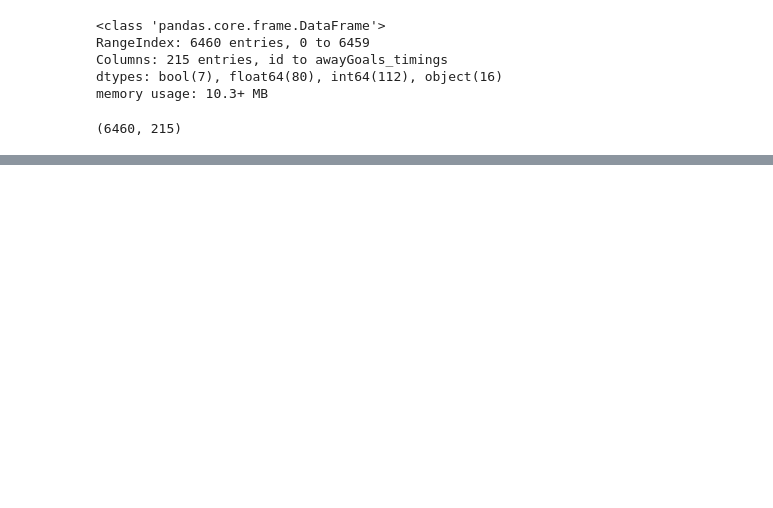
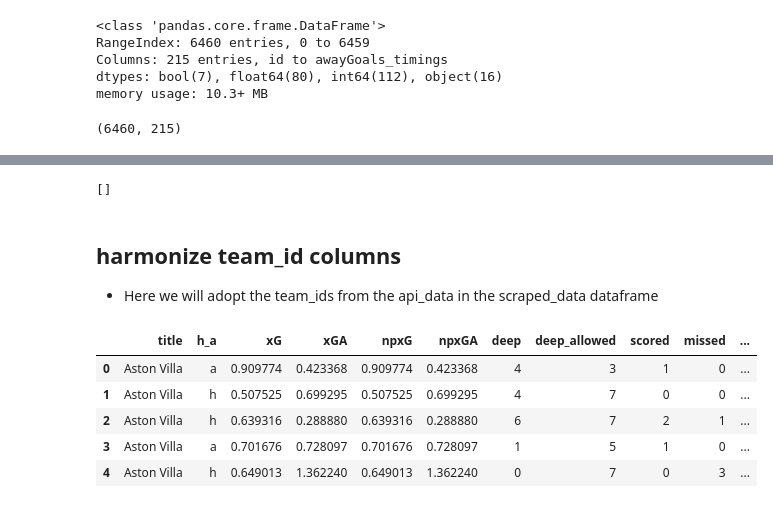
Before and after one commit to waynekipngeno/capstone_project, a Jupyter notebook: index.ipynb, the cells around one changed output, grey strips where cells are left out. Saved outputs shown, nothing was run; the diff lists cells and outputs as text; code cells hidden in the pictures; blank space fills up the shorter version.

```diff
--- a/index.ipynb
+++ b/index.ipynb
@@ -316,0 +537,10 @@ matches_df.shape
+# %%
+# Define a dictionary that maps original team names to their corresponding new names in the scraped_data
+names = {'Leicester': 'Leicester City', 'West Ham': 'West Ham United',
+         'Tottenham': 'Tottenham Hotspur', 'Swansea':'Swansea City',
+         'Stoke': 'Stoke City', 'Hull': 'Hull City', 'Bournemouth': 'AFC Bournemouth',
+         'Norwich':'Norwich City', 'Huddersfield':'Huddersfield Town', 'Brighton':'Brighton & Hove Albion',
+         'Cardiff':'Cardiff City', 'Leeds': 'Leeds United', 'Luton':'Luton Town'}
+# %%
+# Replace names in the 'title' column
+scraped_data['title'].replace(names, inplace=True)
@@ -316,0 +550,25 @@ matches_df.shape
+# %%
+# confirm renaming worked as planned
+teams_not_in_api_data = [team for team in team_names_scraped_data if team not in team_names_api_data]
+
+# there should be no naming mismatches
+print(teams_not_in_api_data)
+# %% [output]
+[]
+# %% [markdown]
+## harmonize team_id columns
+- Here we will adopt the team_ids from the api_data in the scraped_data dataframe
+# %%
+# Map team names to their corresponding teamID using the team_id_mapping dictionary
+scraped_data['teamID'] = scraped_data['title'].map(team_id_mapping)
+# %%
+scraped_data.drop(columns=['id'], inplace=True)
+# %%
+scraped_data.head()
+# %% [output]
+|  | title | h_a | xG | xGA | npxG | npxGA | deep | deep_allowed | scored | missed | ... |
+| 0 | Aston Villa | a | 0.909774 | 0.423368 | 0.909774 | 0.423368 | 4 | 3 | 1 | 0 | ... |
+| 1 | Aston Villa | h | 0.507525 | 0.699295 | 0.507525 | 0.699295 | 4 | 7 | 0 | 0 | ... |
+| 2 | Aston Villa | h | 0.639316 | 0.288880 | 0.639316 | 0.288880 | 6 | 7 | 2 | 1 | ... |
+| 3 | Aston Villa | a | 0.701676 | 0.728097 | 0.701676 | 0.728097 | 1 | 5 | 1 | 0 | ... |
+| 4 | Aston Villa | h | 0.649013 | 1.362240 | 0.649013 | 1.362240 | 0 | 7 | 0 | 3 | ... |
```
Also changed, not shown: parts of 104 cells of this notebook, 2 other files.
